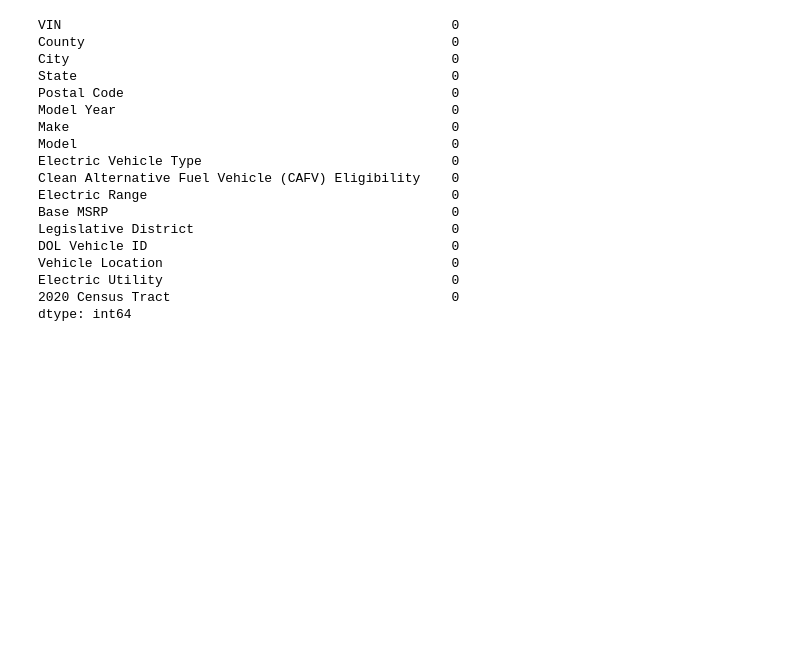
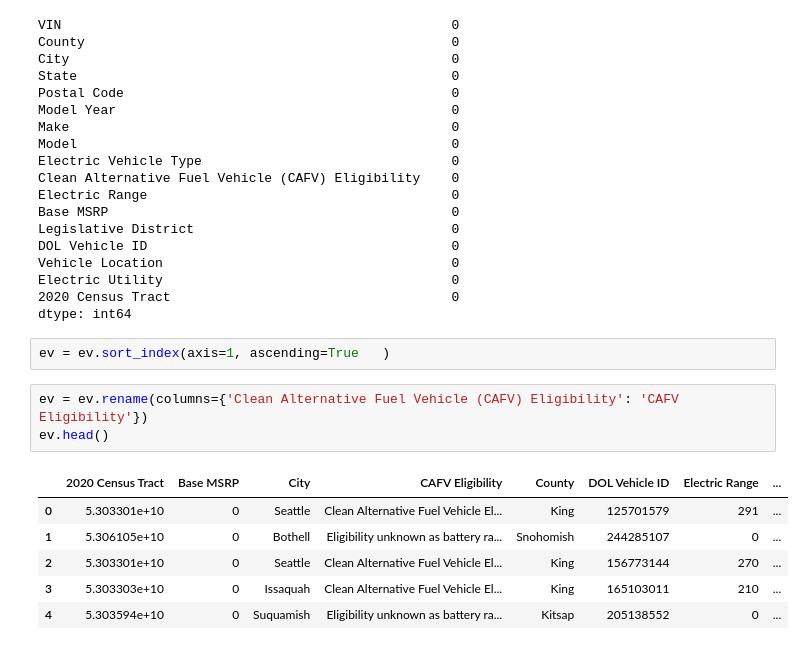
Before and after one commit to SachinGunjal001/Market-Size-Analysis-on-Electric-Vehicles-Industries-, a Jupyter notebook: EV.ipynb, the cells around one changed output. Cells and saved outputs as stored; diff of their text form; blank space fills up the shorter version.

```diff
--- a/EV.ipynb
+++ b/EV.ipynb
@@ -168,3 +176,15 @@ Vehicle Location                                     0
 Electric Utility                                     0
 2020 Census Tract                                    0
 dtype: int64
+# %%
+ev = ev.sort_index(axis=1, ascending=True   )
+# %%
+ev = ev.rename(columns={'Clean Alternative Fuel Vehicle (CAFV) Eligibility': 'CAFV Eligibility'})
+ev.head()
+# %% [output]
+|  | 2020 Census Tract | Base MSRP | City | CAFV Eligibility | County | DOL Vehicle ID | Electric Range | ... |
+| 0 | 5.303301e+10 | 0 | Seattle | Clean Alternative Fuel Vehicle El... | King | 125701579 | 291 | ... |
+| 1 | 5.306105e+10 | 0 | Bothell | Eligibility unknown as battery ra... | Snohomish | 244285107 | 0 | ... |
+| 2 | 5.303301e+10 | 0 | Seattle | Clean Alternative Fuel Vehicle El... | King | 156773144 | 270 | ... |
+| 3 | 5.303303e+10 | 0 | Issaquah | Clean Alternative Fuel Vehicle El... | King | 165103011 | 210 | ... |
+| 4 | 5.303594e+10 | 0 | Suquamish | Eligibility unknown as battery ra... | Kitsap | 205138552 | 0 | ... |
```
Also changed, not shown: parts of 10 cells of this notebook.
